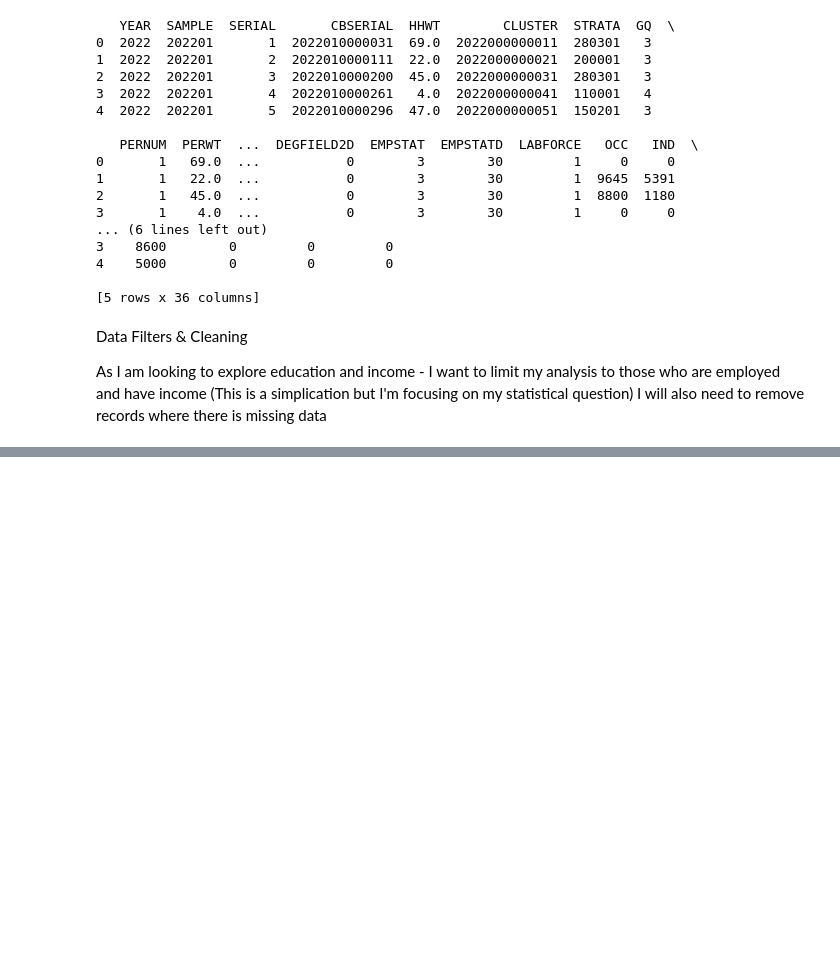
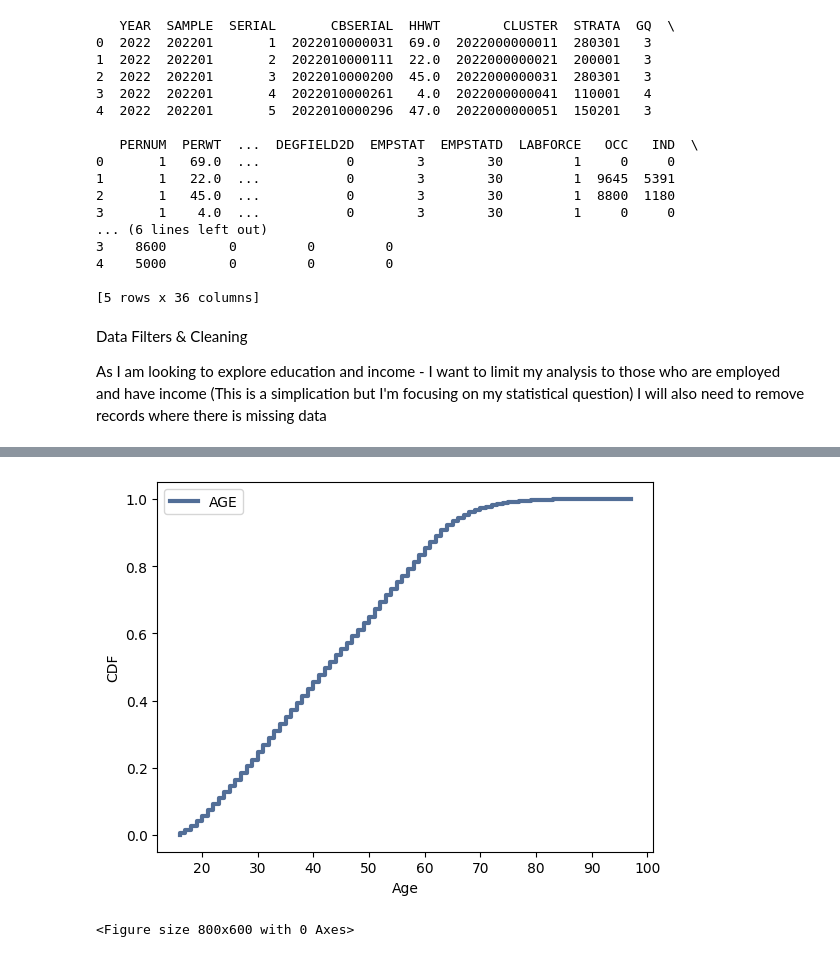
Before and after one commit to ryfrank/DSC530-FinalProject, a Jupyter notebook: projectMarkdown.ipynb, the cells around one changed output, grey strips where cells are left out. Drawn from its saved outputs; the diff is of its cells as text; code cells hidden in the pictures; blank space fills up the shorter version.

```diff
--- a/projectMarkdown.ipynb
+++ b/projectMarkdown.ipynb
@@ -91,0 +118,12 @@ plt.hist(censusData["NCHILD"])
+# %%
+# import the provided libraries from the github repo for the text Think Stats - as I've already been using these for the course,
+#  it makes getting and plotting the CDF easier
+import thinkstats2
+import thinkplot
+
+cdf = thinkstats2.Cdf(censusDataFilter["AGE"], label="AGE")
+thinkplot.Cdf(cdf)
+thinkplot.show(xlabel="Age", ylabel="CDF")
+# %% [output]
+[figure, added]
+<Figure size 800x600 with 0 Axes>
```
Also changed, not shown: parts of 12 cells of this notebook, 2 other files.
